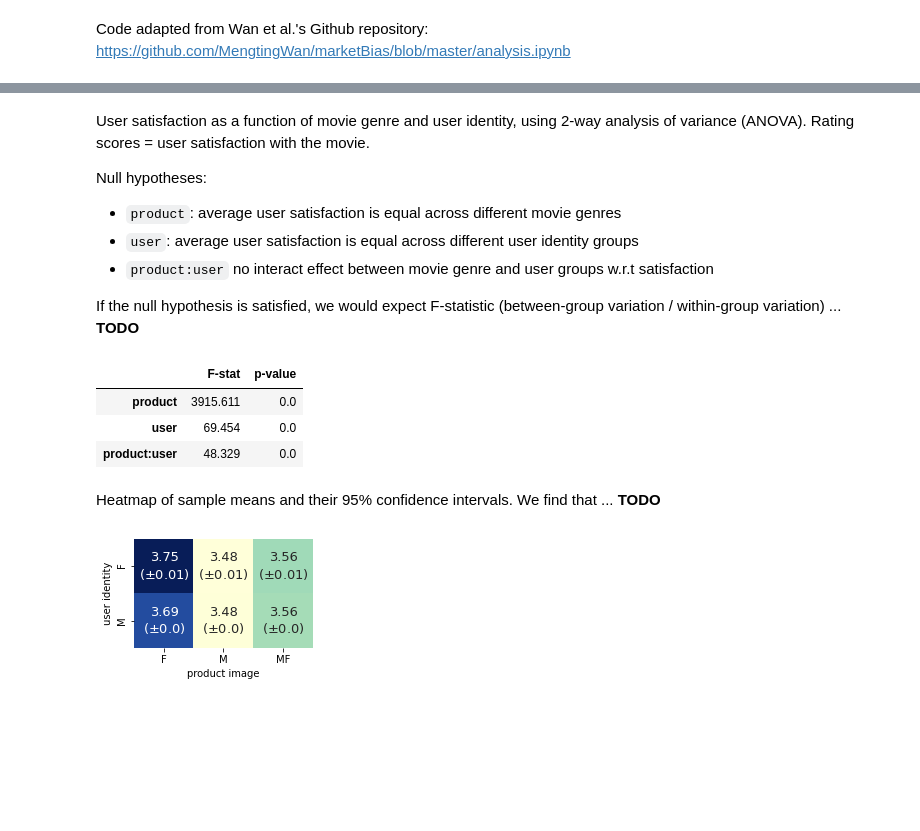
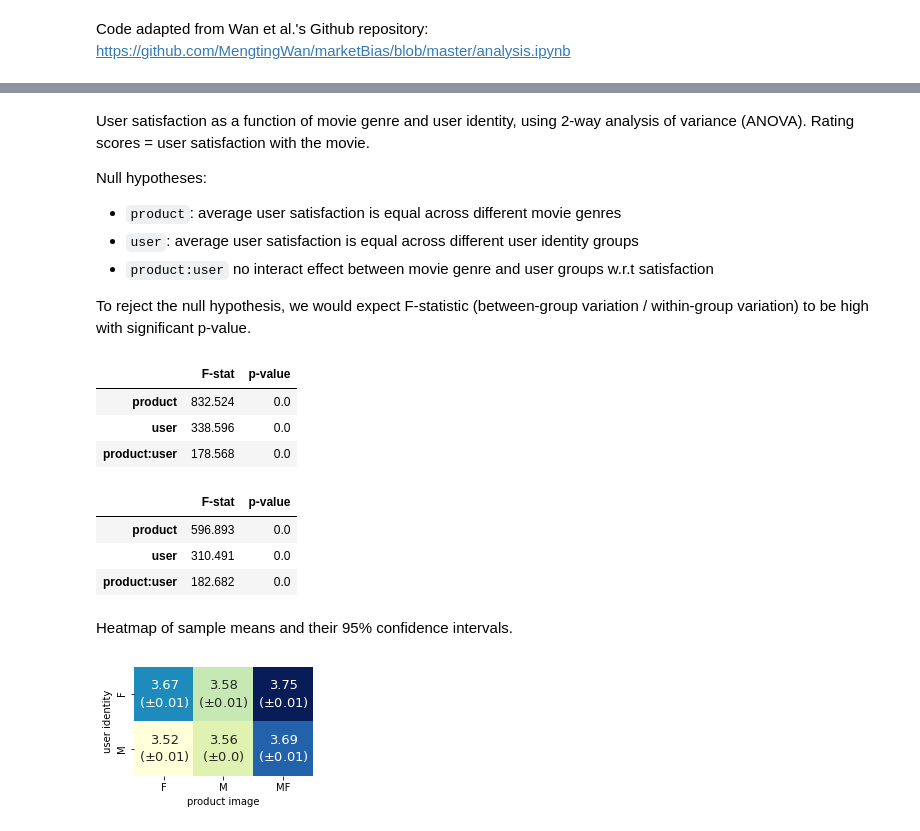
Before and after one commit to kathyxchen/cos534-final-project, a Jupyter notebook: movielens-observational.ipynb, the cells around one changed output, grey strips where cells are left out. Saved outputs shown, nothing was run; the diff lists cells and outputs as text; code cells hidden in the pictures; blank space fills up the shorter version.

```diff
--- a/movielens-observational.ipynb
+++ b/movielens-observational.ipynb
@@ -27,8 +27,12 @@ def contingency_table(df_review, columns=[]):
     if len(columns) > 0:
         tab = tab[columns]
     print('contingency table')
+    tab.index = tab.index.rename('movie_gender')
+    tab.columns = tab.columns.rename('user_gender')
     display(tab)
+
     tab = df_review.groupby(['model_attr', 'user_attr'])['rating'].size().unstack()
+    #tab.index)
     if len(columns)>1:
         tab = tab[columns[:-1]]
     g, p, dof, expected = chi2_contingency(tab.values)
@@ -46,7 +50,7 @@ def two_way_anova(df_review, metric):
     display(df.round(3))
     return df
 
-def plot_avg_by_segment(df_review, metric, figsize, index=[], dataset='', dump=True):
+def plot_avg_by_segment(df_review, metric, figsize, index=[], dump=True):
     fig = plt.figure(figsize=figsize)
     group_rating = df_review.groupby(['user_attr', 'model_attr'])[metric].mean().unstack()
     group_std = 1.96*df_review.groupby(['user_attr', 'model_attr'])[metric].sem().unstack()
@@ -65,8 +69,9 @@ def plot_avg_by_segment(df_review, metric, figsize, index=[], dataset='', dump=T
     sns.heatmap(group_rating, annot=text, fmt='s', cmap="YlGnBu", annot_kws={"size": 13},
                 cbar=False)
     if dump:
-        fig.savefig('./plot/'+dataset+'_'+metric+'_heatmap.pdf', bbox_inches='tight')
+        fig.savefig('./figures/movielens.ratings_obs_heatmap.pdf', bbox_inches='tight')
 # %%
 df_review = pd.read_csv('./data/df_movielens_1m.csv')
-df_review['timestamp'] = df_review['timestamp'].apply(lambda d: datetime.fromtimestamp(d).strftime('%Y-%m-%d'))
+df_review['timestamp'] = df_review['timestamp'].apply(
+    lambda d: datetime.fromtimestamp(d).strftime('%Y-%m-%d'))
 df_review['timestamp'] = pd.to_datetime(df_review['timestamp'])
@@ -100,17 +128,24 @@ Null hypotheses:
 - `user`: average user satisfaction is equal across different user identity groups
 - `product:user` no interact effect between movie genre and user groups w.r.t satisfaction
 
-If the null hypothesis is satisfied, we would expect F-statistic (between-group variation / within-group variation) ... **TODO**
+To reject the null hypothesis, we would expect F-statistic (between-group variation / within-group variation) to be high with significant p-value.
 # %%
 _ = two_way_anova(df_review, 'rating')
 # %% [output]
 |  | F-stat | p-value |
-| product | 3915.611 | 0.0 |
-| user | 69.454 | 0.0 |
-| product:user | 48.329 | 0.0 |
+| product | 832.524 | 0.0 |
+| user | 338.596 | 0.0 |
+| product:user | 178.568 | 0.0 |
+# %%
+_ = two_way_anova(nh_df_review, 'rating')
+# %% [output]
+|  | F-stat | p-value |
+| product | 596.893 | 0.0 |
+| user | 310.491 | 0.0 |
+| product:user | 182.682 | 0.0 |
 # %% [markdown]
-Heatmap of sample means and their 95% confidence intervals. We find that ... **TODO**
+Heatmap of sample means and their 95% confidence intervals.
 # %%
-plot_avg_by_segment(df_review, 'rating', (3.2,2), [], dataset, dump=False)
+plot_avg_by_segment(df_review, 'rating', (3.2,2), [], dump=False)
 # %% [output]
-[figure, old version]
+[figure, new version]
```
Also changed, not shown: parts of 7 cells of this notebook, 2 other files.
